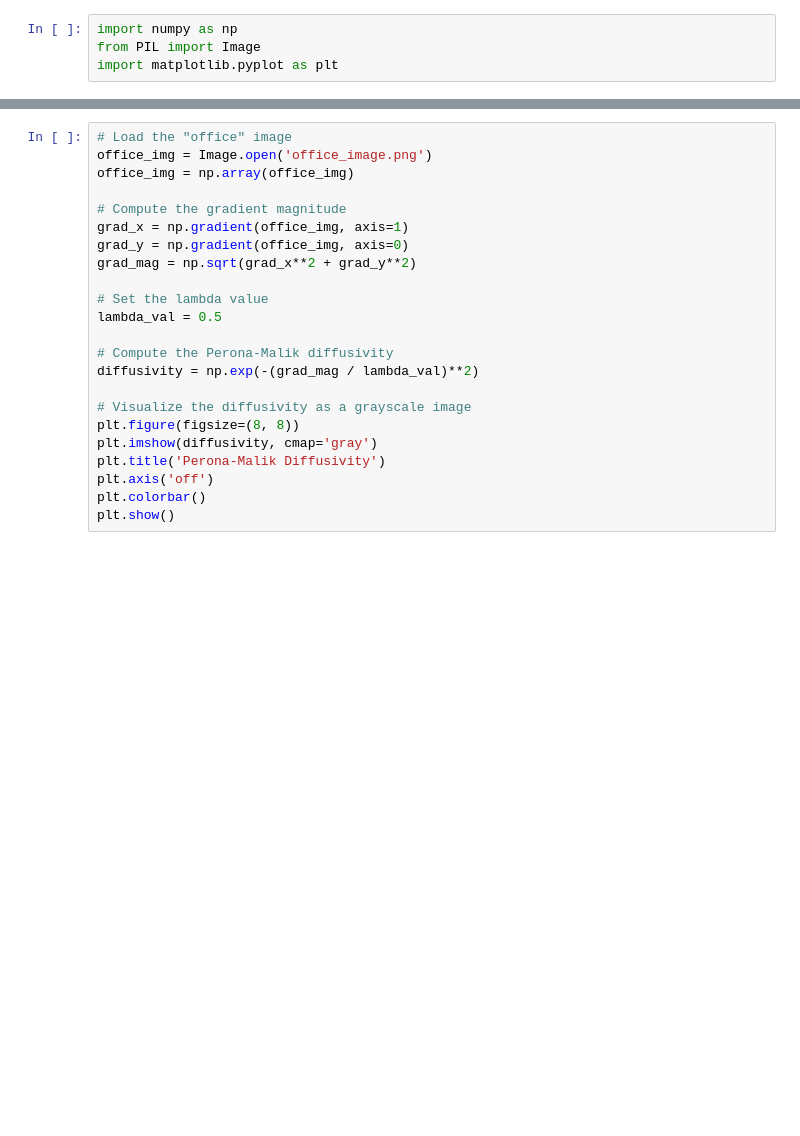
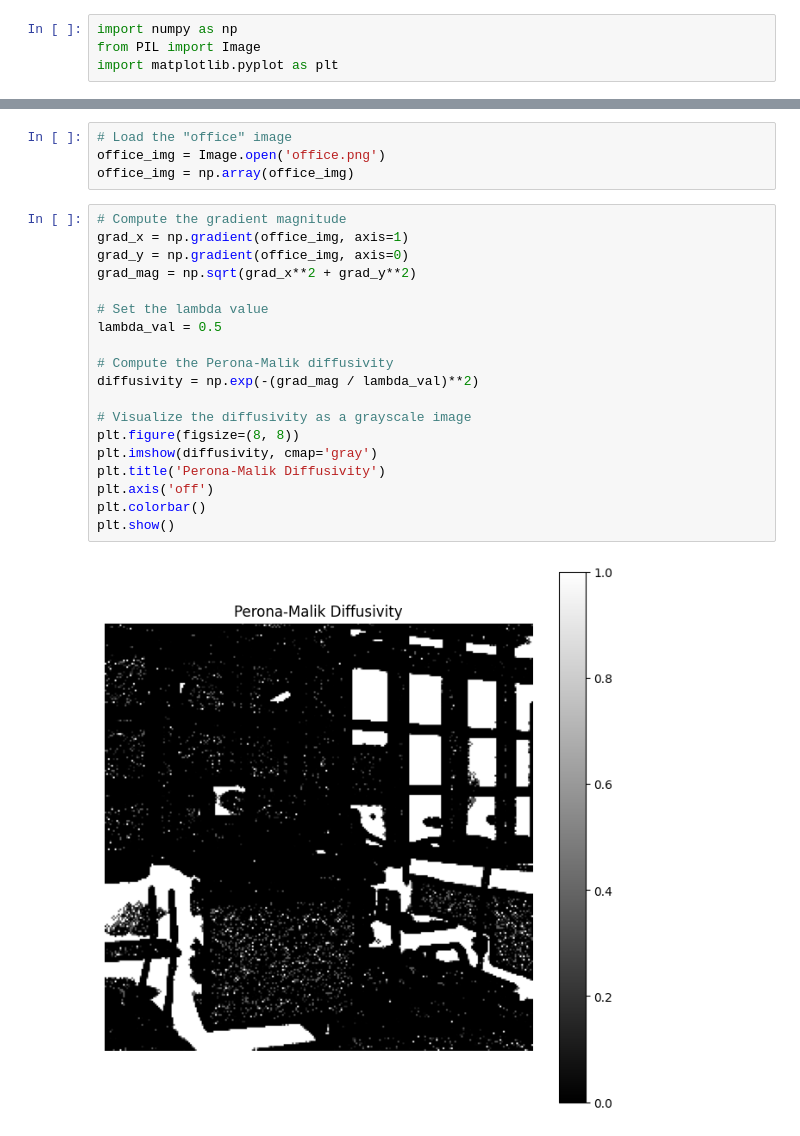
Before and after one commit to NaziBaramaki/ImageDenoising, a Jupyter notebook: diffusivity_with_Perona-Malik_Method.ipynb, the cells around one changed output, grey strips where cells are left out. Cells and saved outputs as stored; diff of their text form; blank space fills up the shorter version.

```diff
--- a/diffusivity_with_Perona-Malik_Method.ipynb
+++ b/diffusivity_with_Perona-Malik_Method.ipynb
@@ -7,23 +13,25 @@ import matplotlib.pyplot as plt
+# %%
+# Load the "office" image
+office_img = Image.open('office.png')
+office_img = np.array(office_img)
 # %%
-# Load the "office" image
-office_img = Image.open('office_image.png')
-office_img = np.array(office_img)
-
 # Compute the gradient magnitude
 grad_x = np.gradient(office_img, axis=1)
 grad_y = np.gradient(office_img, axis=0)
 grad_mag = np.sqrt(grad_x**2 + grad_y**2)
 
 # Set the lambda value
 lambda_val = 0.5
 
 # Compute the Perona-Malik diffusivity
 diffusivity = np.exp(-(grad_mag / lambda_val)**2)
 
 # Visualize the diffusivity as a grayscale image
 plt.figure(figsize=(8, 8))
 plt.imshow(diffusivity, cmap='gray')
 plt.title('Perona-Malik Diffusivity')
 plt.axis('off')
 plt.colorbar()
 plt.show()
+# %% [output]
+[figure, added]
```
Also changed, not shown: parts of 1 cell of this notebook.
